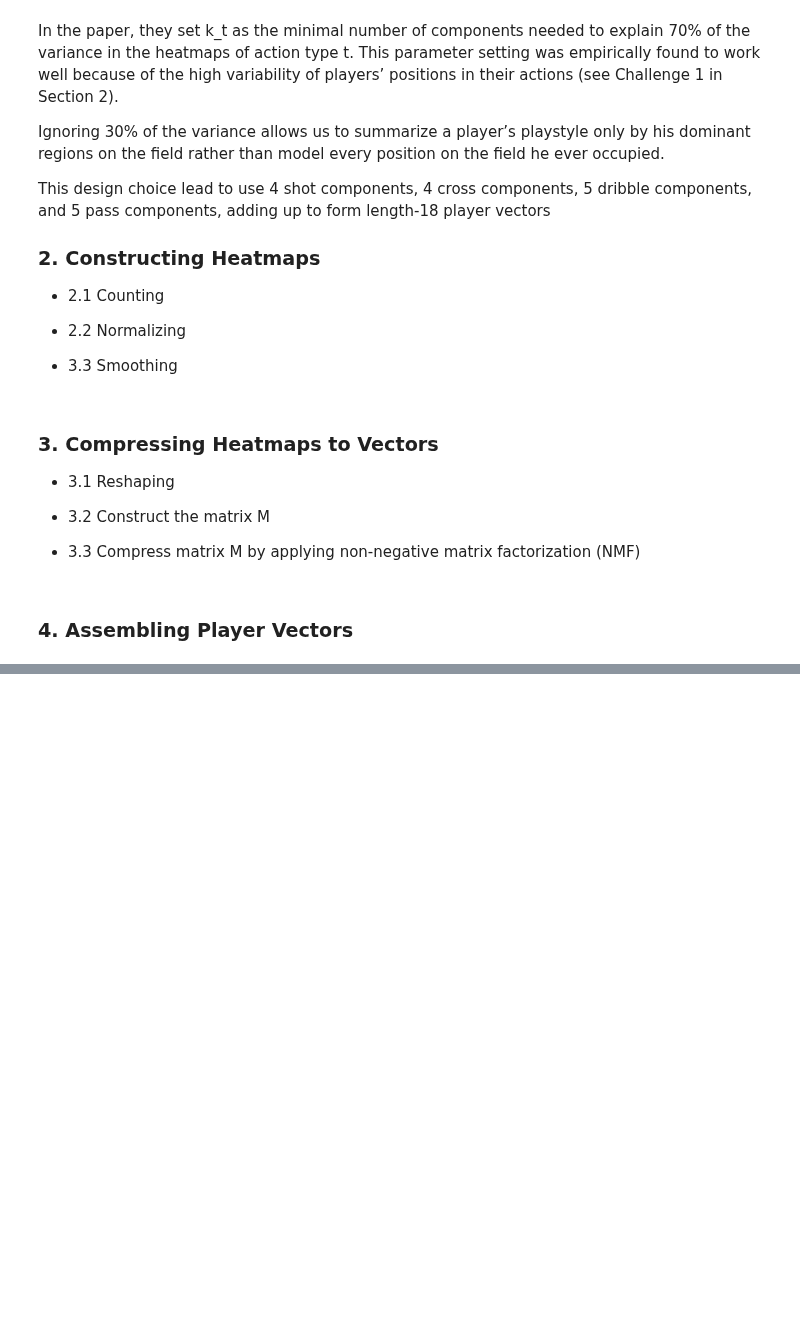
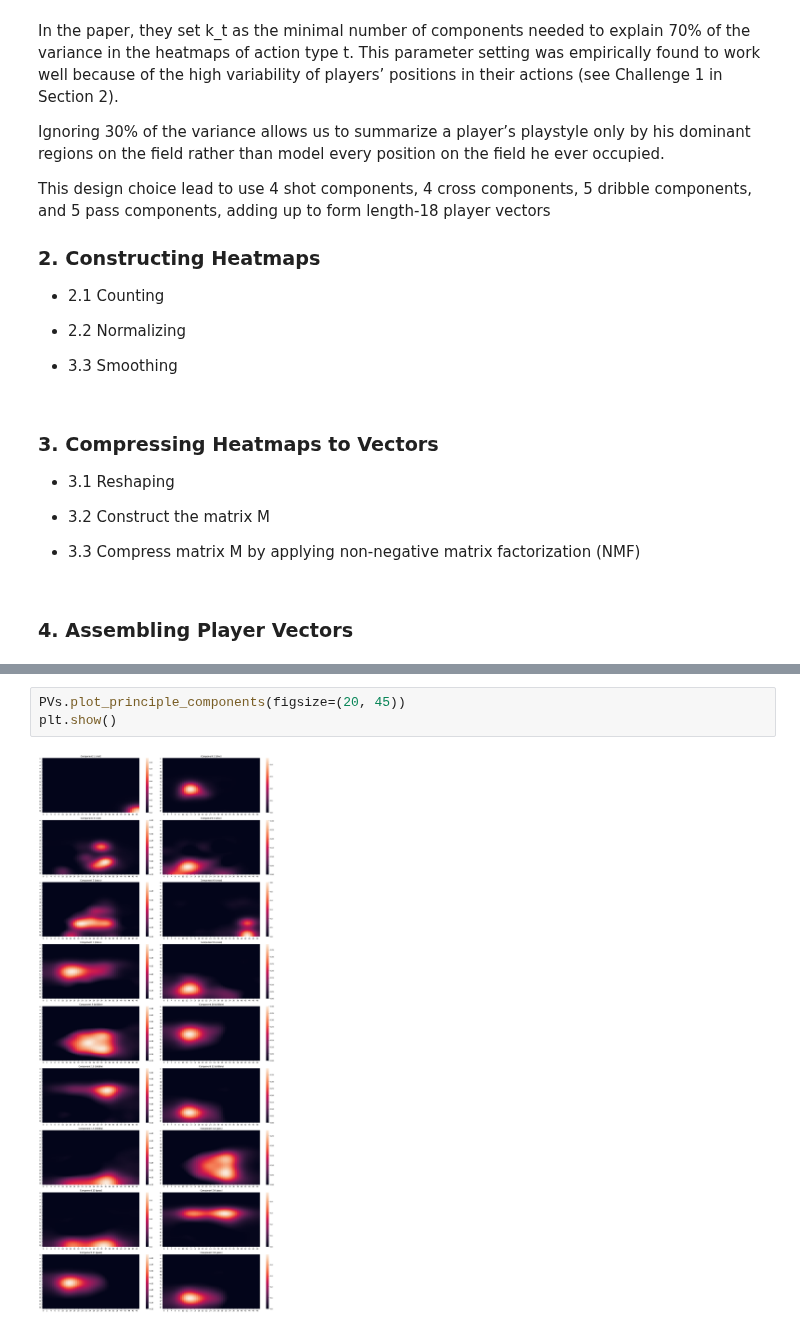
Before and after one commit to raphaelsenn/playervectors, a Jupyter notebook: demo_playervectors.ipynb, the cells around one changed output, grey strips where cells are left out. Drawn from its saved outputs; the diff is of its cells as text; blank space fills up the shorter version.

```diff
--- a/demo_playervectors.ipynb
+++ b/demo_playervectors.ipynb
@@ -180,0 +193,5 @@ Action: pass    Shape of M: (2500, 2155)        Shape of W: (2500, 5)   Shape of
+# %%
+PVs.plot_principle_components(figsize=(20, 45))
+plt.show()
+# %% [output]
+[figure, added]
```
Also changed, not shown: parts of 6 cells of this notebook, 6 other files.
